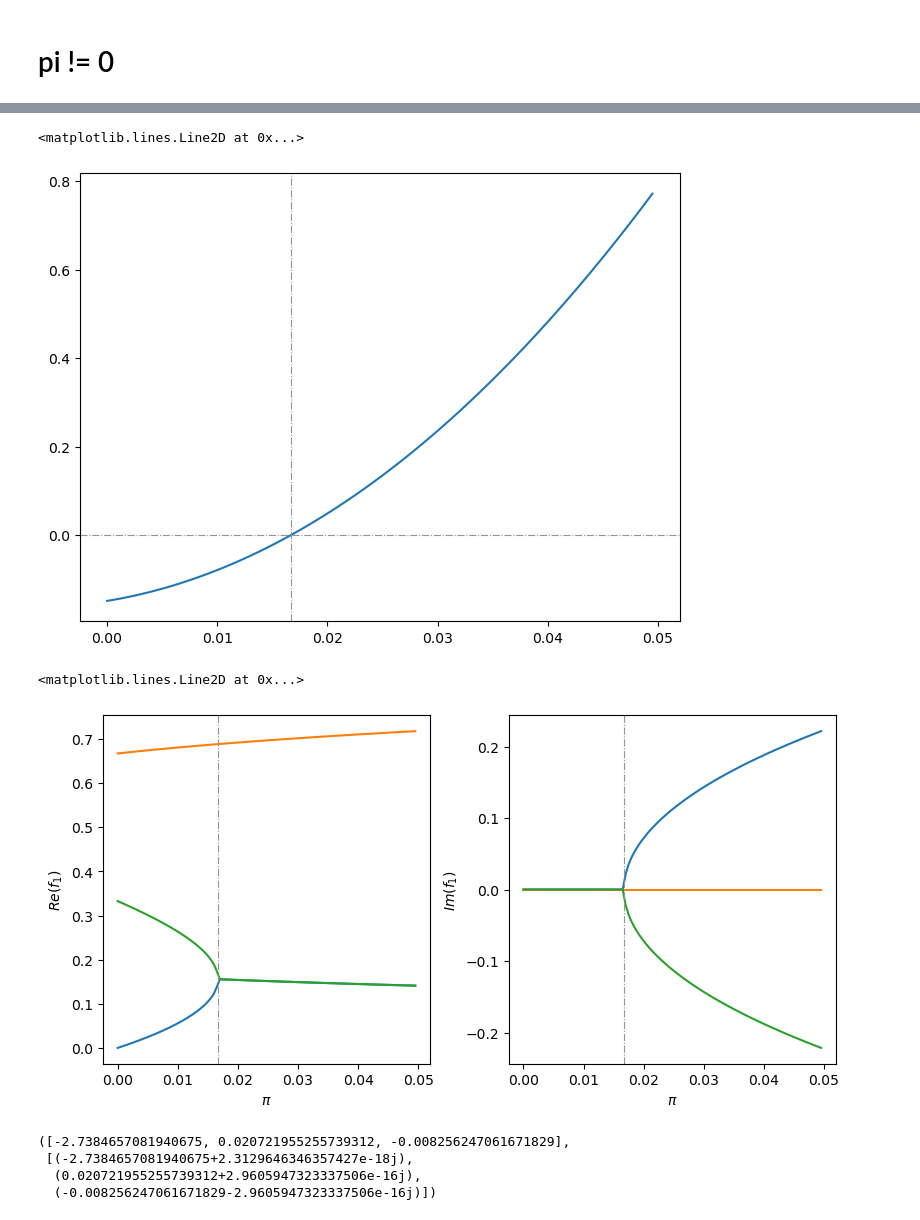
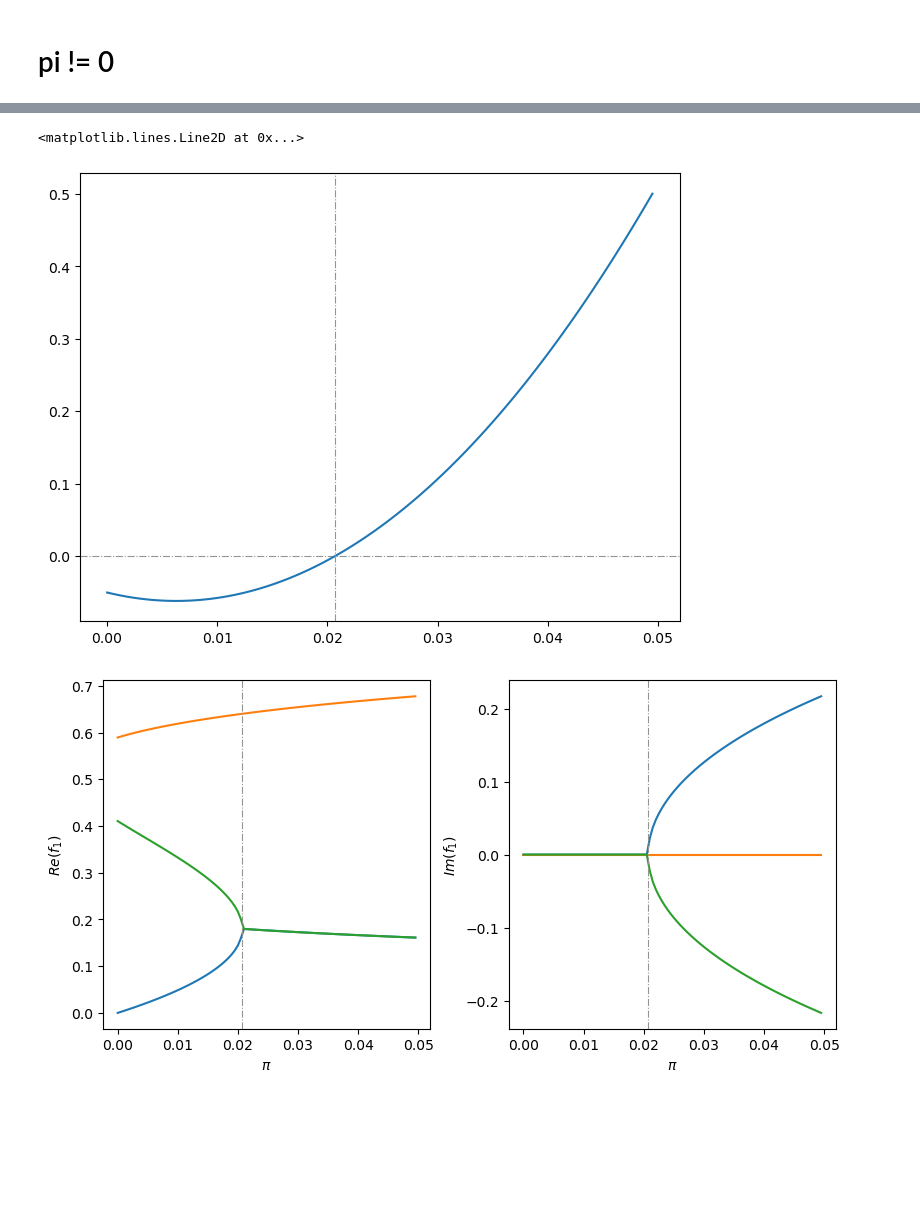
Before and after one commit to dmarchp/TFM_code, a Jupyter notebook: det_sols_f0_as_pi/nonlin_disc_2.ipynb, the cells around one changed output, grey strips where cells are left out. Cells and saved outputs as stored; diff of their text form; code cells hidden in the pictures; blank space fills up the shorter version.

```diff
--- a/det_sols_f0_as_pi/nonlin_disc_2.ipynb
+++ b/det_sols_f0_as_pi/nonlin_disc_2.ipynb
@@ -110,27 +119,42 @@ def poly3_magic_pi_sols(l, r):
 # %%
 l, r = 1, 2/9
-
 r = 0.242
 
 f1s = np.arange(0.0, 1.01, 0.01)
+
+magic_pi = poly3_magic_pi_sols(l, r)[0][1]
+
+pis = [0.0, 0.01, 0.02, 0.03] # this pis are ok for r=0.242; pi = 0.01 yields the most similar minimums, with a precision of dpi = 5e-4
+# colors = plt.cm.PuRd(np.linspace(0, 1, len(pis)))
+colors = plt.rcParams['axes.prop_cycle'].by_key()['color'][0:len(pis)+1]
 
 fig, ax = plt.subplots(constrained_layout=True)
 ax.axhline(0.0, ls='-.', lw=0.8, color='xkcd:gray')
 # ax.axvline(1/3, ls='-.', lw=0.8, color='xkcd:gray')
 # ax.axvline(2/3, ls='-.', lw=0.8, color='xkcd:gray')
-for pi in [0, 0.01, 0.02, 0.03, 0.04]: # 0.1, 1
+
+for pi,color in zip(pis,colors):
     pot = potential(f1s, l, pi, r)
-    ln, = ax.plot(f1s, pot, label=pi)
+    ax.plot(f1s, pot, label=pi, color=color)
     sols_f1_Re, sols_f1_C = sols_deriv_potential(l, pi, r)
     sols_f1_Re = np.array(sols_f1_Re)
     print(sols_f1_C)
-    ax.scatter(sols_f1_Re, potential(sols_f1_Re, l, pi, r), marker='o', edgecolors=ln.get_color(), color='xkcd:white')
+    ax.scatter(sols_f1_Re, potential(sols_f1_Re, l, pi, r), marker='o', edgecolors=color, color='xkcd:white')
 
-ax.legend(title=f'$\pi / \lambda, \; r/\lambda = 2/9$', frameon=False)
+# and magic pi
+# pot = potential(f1s, l, magic_pi, r)
+# ax.plot(f1s, pot, label=magic_pi, color='k')
+# sols_f1_Re, sols_f1_C = sols_deriv_potential(l, magic_pi, r)
+# sols_f1_Re = np.array(sols_f1_Re)
+# print(sols_f1_C)
+# ax.scatter(sols_f1_Re, potential(sols_f1_Re, l, magic_pi, r), marker='o', edgecolors='k', color='w')
+
+
+ax.legend(title=fr'$\pi / \lambda, \; r/\lambda = {r}$', frameon=False)
 ax.set_ylim(-0.01, 0.01)
 # ax.set_yscale('symlog')
 ax.set(xlabel=r'$f_1$', ylabel=r'$\psi$')
-# fig.savefig('potential_var_pil_rl_29.png')
+fig.savefig(f'potential_var_pil_l_{l}_r_{r}.png')
 # %% [output]
 [(-0-1.850371707708594e-17j), (0.5894427190999916-3.700743415417188e-17j), (0.4105572809000083+7.401486830834377e-17j)]
 [(0.04859980692591499-1.850371707708594e-17j), (0.618977615841469-0j), (0.3324225772326158-0j)]
@@ -151,20 +164,20 @@ def poly3_Deltas(l,r,pi):
 # %%
 # model params: pi will be the one changing
 l = 1
 r = 0.242 # things happen below but close to pi = 0.02
-r = 0.222
+# r = 0.222
 
 
 pis = np.arange(0.0, 0.05, 0.0005)
 magic_pi = poly3_magic_pi_sols(l, r)[0][1]
 
 fig, ax = plt.subplots(constrained_layout=True)
 ax.axhline(0.0, ls='-.', lw=0.8, color='xkcd:gray')
 delta0, delta1 = poly3_Deltas(l, r, pis)
 radicand = delta1**2 - 4*delta0**3
 ax.plot(pis, radicand)
 ax.axvline(magic_pi, color='xkcd:gray', lw=0.8, ls='-.')
 # %% [output]
 <matplotlib.lines.Line2D at 0x...>
-[figure, old version]
+[figure, new version]
 # %%
@@ -185,20 +199,9 @@ for i in range(3):
     ax[0].plot(pis, real_parts[i])
     ax[1].plot(pis, im_parts[i])
 
-# ax[0].axvline(0.02, color='xkcd:gray', lw=0.8, ls='-.')
-# ax[1].axvline(0.02, color='xkcd:gray', lw=0.8, ls='-.')
-
-
-
 ax[0].axvline(magic_pi, color='xkcd:gray', lw=0.8, ls='-.')
 ax[1].axvline(magic_pi, color='xkcd:gray', lw=0.8, ls='-.')
+
+fig.savefig(f'solsf1_var_pil_l_{l}_r_{r}.png')
 # %% [output]
-<matplotlib.lines.Line2D at 0x...>
-[figure, old version]
+[figure, new version]
-# %%
-poly3_magic_pi_sols(1, 0.242)
-# %% [output]
-([-2.7384657081940675, 0.020721955255739312, -0.008256247061671829],
- [(-2.7384657081940675+2.3129646346357427e-18j),
-  (0.020721955255739312+2.9605947323337506e-16j),
-  (-0.008256247061671829-2.9605947323337506e-16j)])
```
Also changed, not shown: parts of 8 cells of this notebook, 2 other files.
